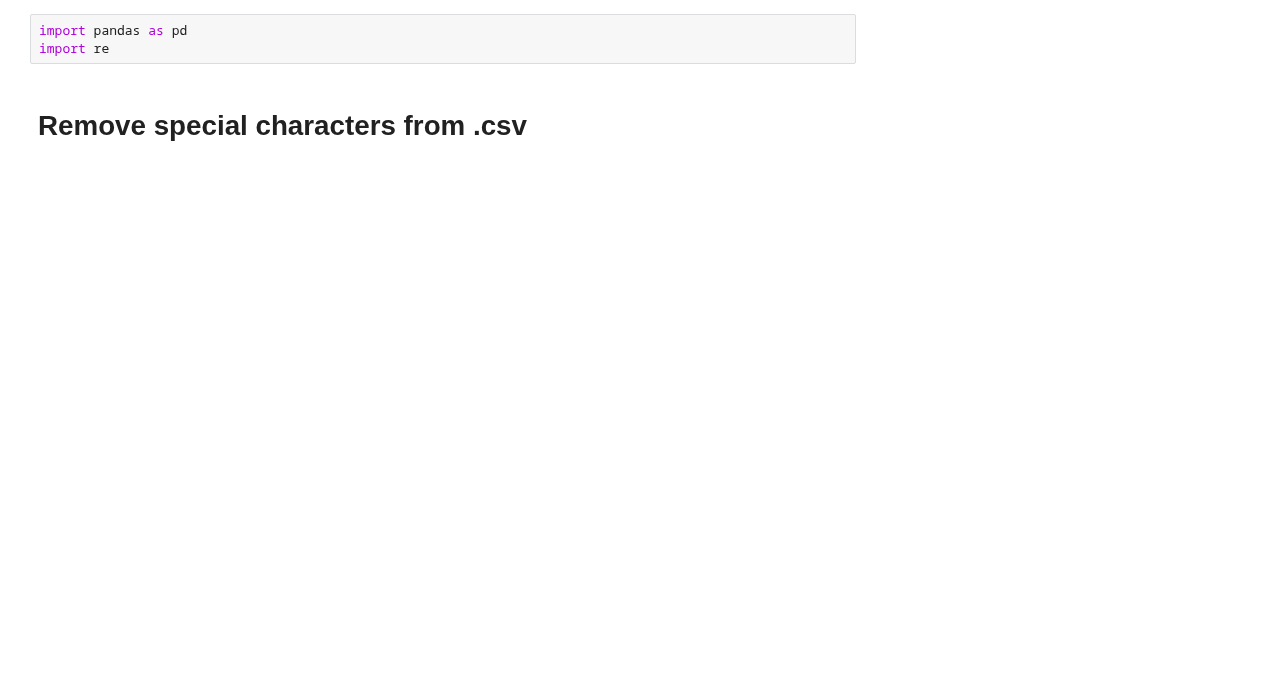
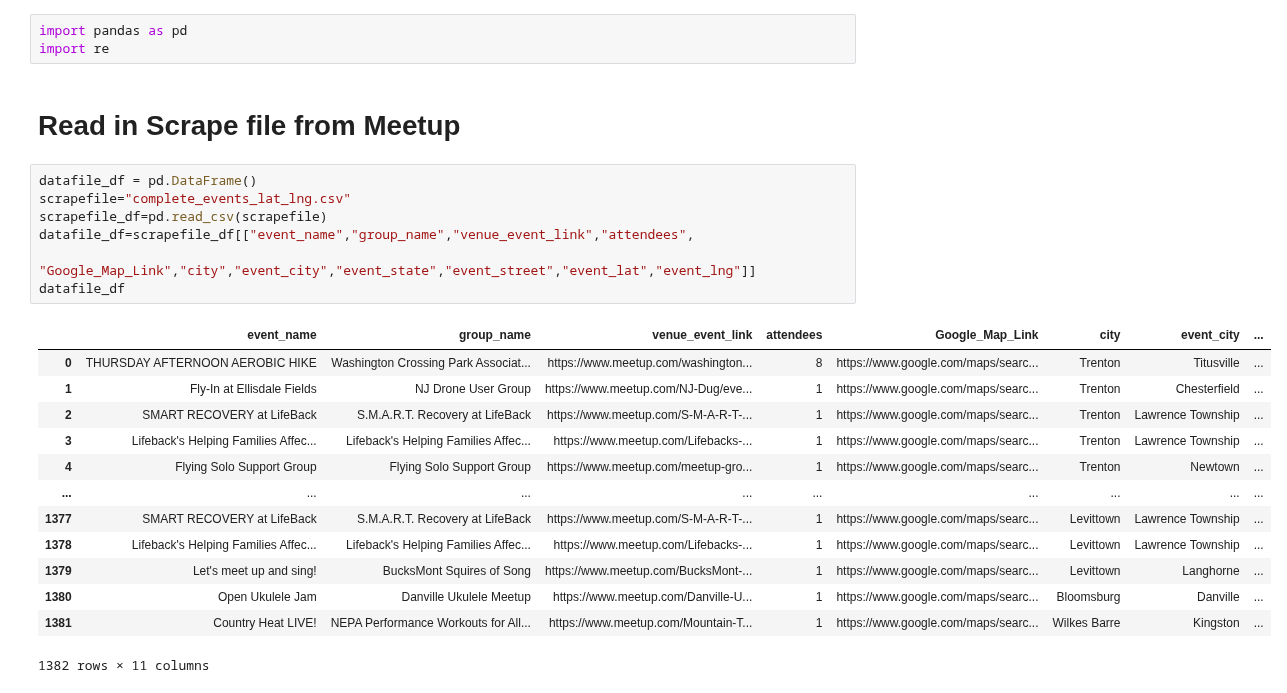
Before and after one commit to MersedehSP/Meetup_Project2, a Jupyter notebook: Clean_events.ipynb, the cells around one changed output. Drawn from its saved outputs; the diff is of its cells as text; blank space fills up the shorter version.

```diff
--- a/Clean_events.ipynb
+++ b/Clean_events.ipynb
@@ -1,5 +1,26 @@
 # %%
 import pandas as pd
 import re
-# %% [markdown]
-# Remove special characters from .csv
+# %% [markdown]
+# Read in Scrape file from Meetup
+# %%
+datafile_df = pd.DataFrame()
+scrapefile="complete_events_lat_lng.csv"
+scrapefile_df=pd.read_csv(scrapefile)
+datafile_df=scrapefile_df[["event_name","group_name","venue_event_link","attendees",
+                           "Google_Map_Link","city","event_city","event_state","event_street","event_lat","event_lng"]]
+datafile_df
+# %% [output]
+|  | event_name | group_name | venue_event_link | attendees | Google_Map_Link | city | event_city | ... |
+| 0 | THURSDAY AFTERNOON AEROBIC HIKE | Washington Crossing Park Associat... | https://www.meetup.com/washington... | 8 | https://www.google.com/maps/searc... | Trenton | Titusville | ... |
+| 1 | Fly-In at Ellisdale Fields | NJ Drone User Group | https://www.meetup.com/NJ-Dug/eve... | 1 | https://www.google.com/maps/searc... | Trenton | Chesterfield | ... |
+| 2 | SMART RECOVERY at LifeBack | S.M.A.R.T. Recovery at LifeBack | https://www.meetup.com/S-M-A-R-T-... | 1 | https://www.google.com/maps/searc... | Trenton | Lawrence Township | ... |
+| 3 | Lifeback's Helping Families Affec... | Lifeback's Helping Families Affec... | https://www.meetup.com/Lifebacks-... | 1 | https://www.google.com/maps/searc... | Trenton | Lawrence Township | ... |
+| 4 | Flying Solo Support Group | Flying Solo Support Group | https://www.meetup.com/meetup-gro... | 1 | https://www.google.com/maps/searc... | Trenton | Newtown | ... |
+| ... | ... | ... | ... | ... | ... | ... | ... | ... |
+| 1377 | SMART RECOVERY at LifeBack | S.M.A.R.T. Recovery at LifeBack | https://www.meetup.com/S-M-A-R-T-... | 1 | https://www.google.com/maps/searc... | Levittown | Lawrence Township | ... |
+| 1378 | Lifeback's Helping Families Affec... | Lifeback's Helping Families Affec... | https://www.meetup.com/Lifebacks-... | 1 | https://www.google.com/maps/searc... | Levittown | Lawrence Township | ... |
+| 1379 | Let's meet up and sing! | BucksMont Squires of Song | https://www.meetup.com/BucksMont-... | 1 | https://www.google.com/maps/searc... | Levittown | Langhorne | ... |
+| 1380 | Open Ukulele Jam | Danville Ukulele Meetup | https://www.meetup.com/Danville-U... | 1 | https://www.google.com/maps/searc... | Bloomsburg | Danville | ... |
+| 1381 | Country Heat LIVE! | NEPA Performance Workouts for All... | https://www.meetup.com/Mountain-T... | 1 | https://www.google.com/maps/searc... | Wilkes Barre | Kingston | ... |
+1382 rows × 11 columns
```
Also changed, not shown: parts of 9 cells of this notebook, 3 other files.
